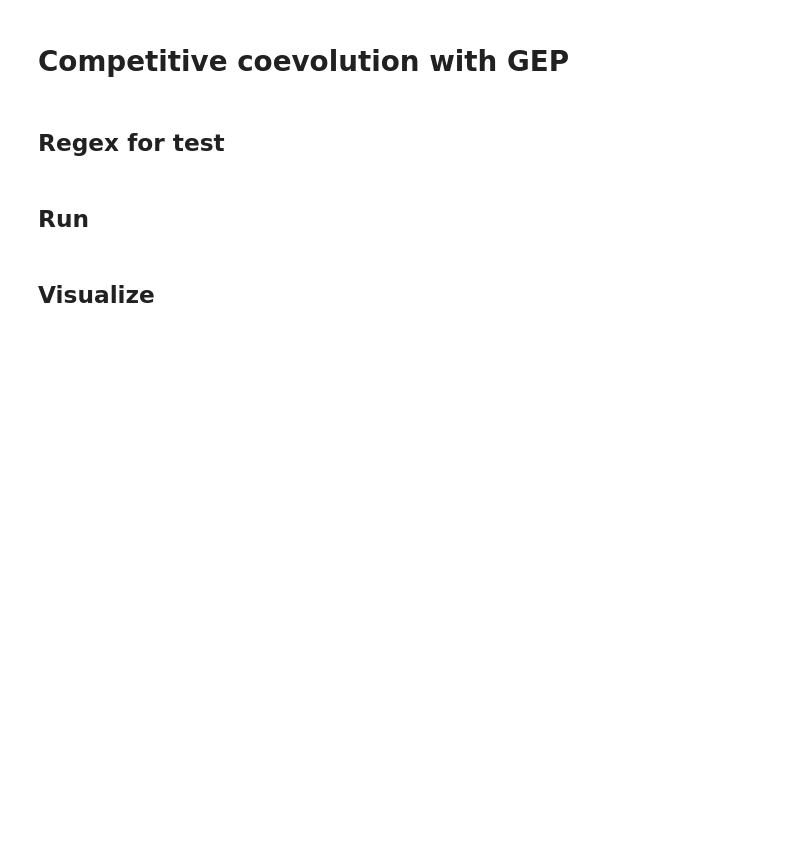
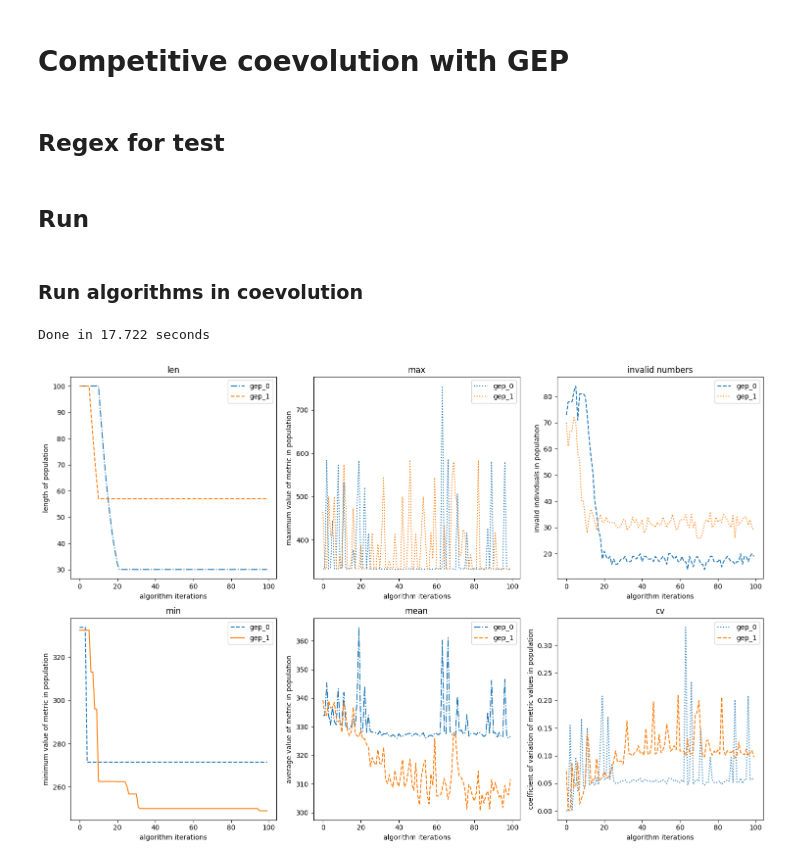
Before and after one commit to suboty/ret, a Jupyter notebook: research/Coevolutionary Demo for GEP.ipynb, the cells around one changed output. Drawn from its saved outputs; the diff is of its cells as text; code cells hidden in the pictures; blank space fills up the shorter version.

```diff
--- a/research/Coevolutionary Demo for GEP.ipynb
+++ b/research/Coevolutionary Demo for GEP.ipynb
@@ -57,12 +58,14 @@ cm = CompetitiveManager(
     penalty=0.10,
     seed=123,
 )
+# %%
+params_cases = [
+    {'population_length': 100, 'genes_n': 5, 'head_n': 3, 'n_elites': 10},
+    {'population_length': 100, 'genes_n': 3, 'head_n': 4, 'n_elites': 20},
+]
+# %% [markdown]
+### Run algorithms in coevolution
 # %%
-params_cases = [
-    {'population_length': 100, 'genes_n': 5, 'head_n': 5, 'n_elites': 20},
-    {'population_length': 100, 'genes_n': 3, 'head_n': 3, 'n_elites': 20},
-]
-
 terminals = get_terminals(
     add_digits=False,
     add_lower_latin_letters=False,
@@ -71,7 +74,7 @@ terminals = get_terminals(
 )
 
 for i, case in enumerate(params_cases):
-    de_object = GEPAlgorithm(
+    gep_object = GEPAlgorithm(
         X=X,
         Y=Y,
         n_iter=100,
@@ -82,24 +85,30 @@ for i, case in enumerate(params_cases):
     cm.add_algorithm(
         name=f'gep_{i}',
         init_params=case,
-        init_algorithm=de_object.init_algorithm,
-        init_population=de_object.init_population,
-        get_fitness_population=de_object.get_fitness_population,
-        select_population=de_object.select_population,
-        recombine_population=de_object.recombine_population,
-        mutate_population=de_object.mutate_population,
+        init_algorithm=gep_object.init_algorithm,
+        init_population=gep_object.init_population,
+        get_fitness_population=gep_object.get_fitness_population,
+        select_population=gep_object.select_population,
+        recombine_population=gep_object.recombine_population,
+        mutate_population=gep_object.mutate_population,
     )
 # %%
 cm.run_coevolution()
+# %% [output]
+Done in 17.722 seconds
-# %% [markdown]
-## Visualize
+# %%
+coevolution_algorithm_history = cm.algorithm_history
+population_qualities_history = cm.population_qualities_history
+coev_names = cm.get_algorithm_names()
 # %%
 from coevolutionary.utils.visualization import visualize
 
 visualize(
-    algorithm_history=cm.algorithm_history,
-    algorithm_names=cm.get_algorithm_names()
+    algorithm_history=coevolution_algorithm_history,
+    algorithm_names=coev_names
 )
+# %% [output]
+[figure, added]
 # %%
 import matplotlib.pyplot as plt
 from coevolutionary.utils.visualization import visualize_algorithms_quality
```
Also changed, not shown: parts of 6 cells of this notebook, 1 other file.
